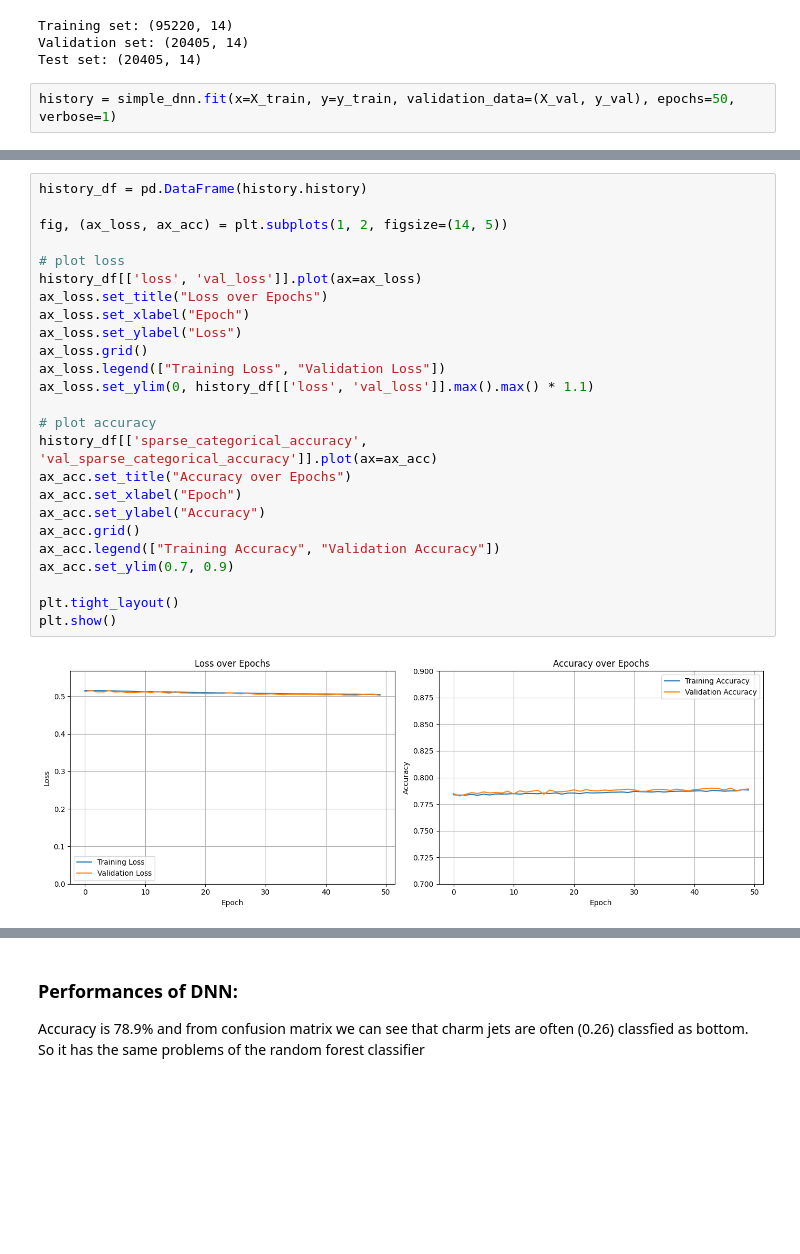
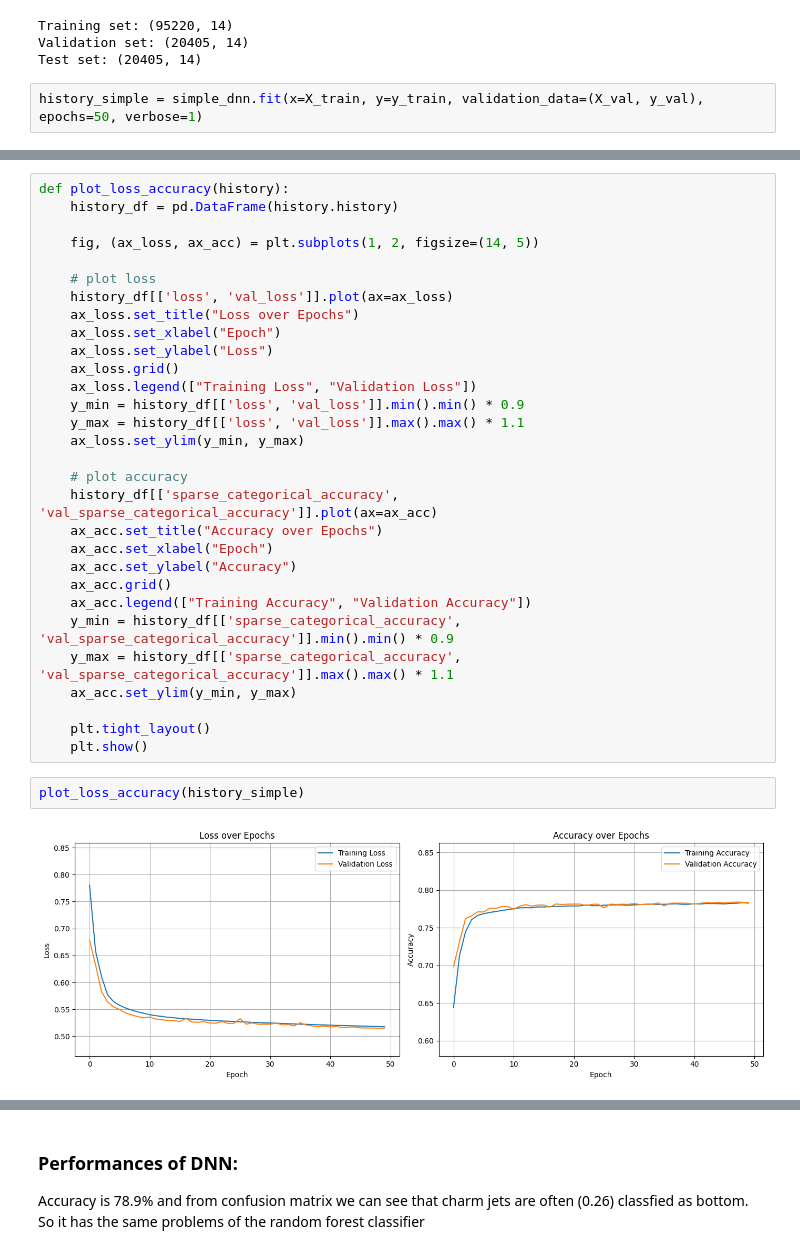
Before and after one commit to Maic-R/ML_for_physics, a Jupyter notebook: jet_tagging_DNN.ipynb, the cells around one changed output, grey strips where cells are left out. Drawn from its saved outputs; the diff is of its cells as text; blank space fills up the shorter version.

```diff
--- a/jet_tagging_DNN.ipynb
+++ b/jet_tagging_DNN.ipynb
@@ -146,6 +150,6 @@ Training set: (95220, 14)
 Validation set: (20405, 14)
 Test set: (20405, 14)
 # %%
-history = simple_dnn.fit(x=X_train, y=y_train, validation_data=(X_val, y_val), epochs=50, verbose=1)
+history_simple = simple_dnn.fit(x=X_train, y=y_train, validation_data=(X_val, y_val), epochs=50, verbose=1)
 # %% [output]
 Epoch 1/50
@@ -173,28 +177,35 @@ simple_dnn.evaluate(X_test, y_test, verbose=1)
 # %%
-history_df = pd.DataFrame(history.history)
+def plot_loss_accuracy(history):
+    history_df = pd.DataFrame(history.history)
 
-fig, (ax_loss, ax_acc) = plt.subplots(1, 2, figsize=(14, 5))
+    fig, (ax_loss, ax_acc) = plt.subplots(1, 2, figsize=(14, 5))
 
-# plot loss
-history_df[['loss', 'val_loss']].plot(ax=ax_loss)
-ax_loss.set_title("Loss over Epochs")
-ax_loss.set_xlabel("Epoch")
-ax_loss.set_ylabel("Loss")
-ax_loss.grid()
-ax_loss.legend(["Training Loss", "Validation Loss"])
-ax_loss.set_ylim(0, history_df[['loss', 'val_loss']].max().max() * 1.1)
+    # plot loss
+    history_df[['loss', 'val_loss']].plot(ax=ax_loss)
+    ax_loss.set_title("Loss over Epochs")
+    ax_loss.set_xlabel("Epoch")
+    ax_loss.set_ylabel("Loss")
+    ax_loss.grid()
+    ax_loss.legend(["Training Loss", "Validation Loss"])
+    y_min = history_df[['loss', 'val_loss']].min().min() * 0.9
+    y_max = history_df[['loss', 'val_loss']].max().max() * 1.1
+    ax_loss.set_ylim(y_min, y_max)
 
-# plot accuracy
-history_df[['sparse_categorical_accuracy', 'val_sparse_categorical_accuracy']].plot(ax=ax_acc)
-ax_acc.set_title("Accuracy over Epochs")
-ax_acc.set_xlabel("Epoch")
-ax_acc.set_ylabel("Accuracy")
-ax_acc.grid()
-ax_acc.legend(["Training Accuracy", "Validation Accuracy"])
-ax_acc.set_ylim(0.7, 0.9)
+    # plot accuracy
+    history_df[['sparse_categorical_accuracy', 'val_sparse_categorical_accuracy']].plot(ax=ax_acc)
+    ax_acc.set_title("Accuracy over Epochs")
+    ax_acc.set_xlabel("Epoch")
+    ax_acc.set_ylabel("Accuracy")
+    ax_acc.grid()
+    ax_acc.legend(["Training Accuracy", "Validation Accuracy"])
+    y_min = history_df[['sparse_categorical_accuracy', 'val_sparse_categorical_accuracy']].min().min() * 0.9
+    y_max = history_df[['sparse_categorical_accuracy', 'val_sparse_categorical_accuracy']].max().max() * 1.1
+    ax_acc.set_ylim(y_min, y_max)
 
-plt.tight_layout()
-plt.show()
+    plt.tight_layout()
+    plt.show()
-# %% [output]
-[figure, removed]
+# %%
+plot_loss_accuracy(history_simple)
+# %% [output]
+[figure, added]
 # %%
```
Also changed, not shown: parts of 21 cells of this notebook, 1 other file.
